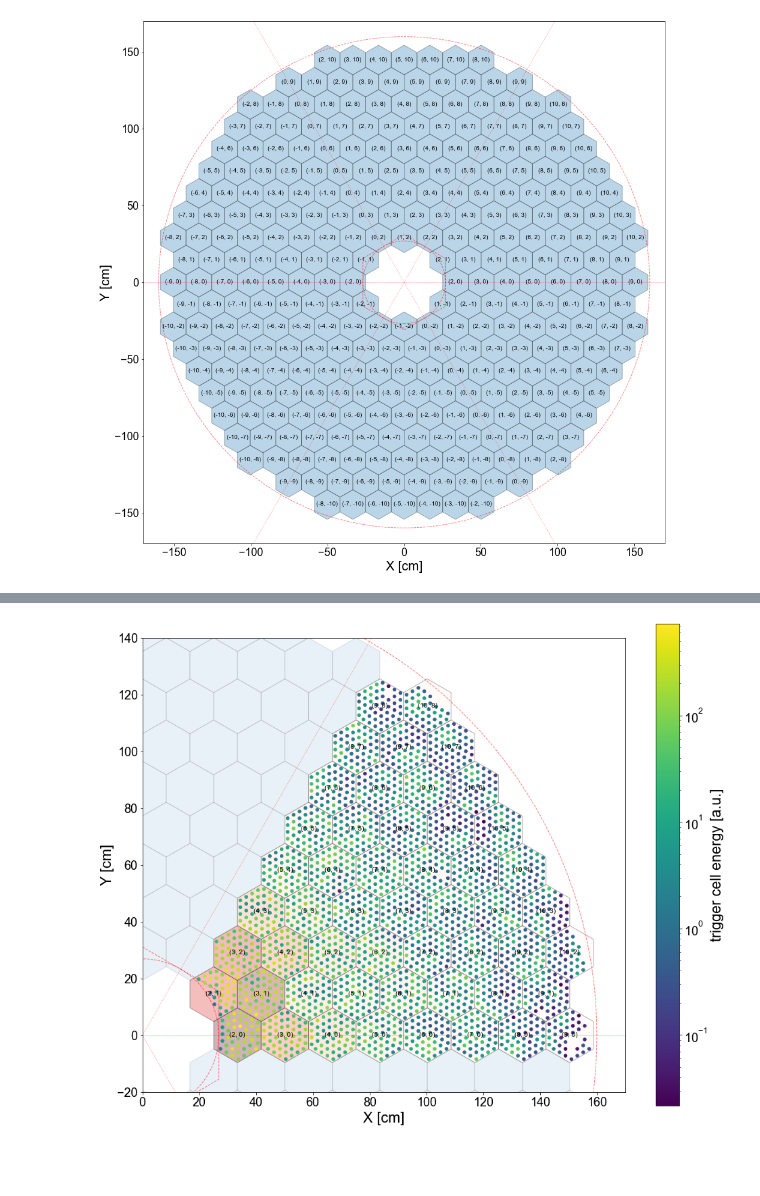
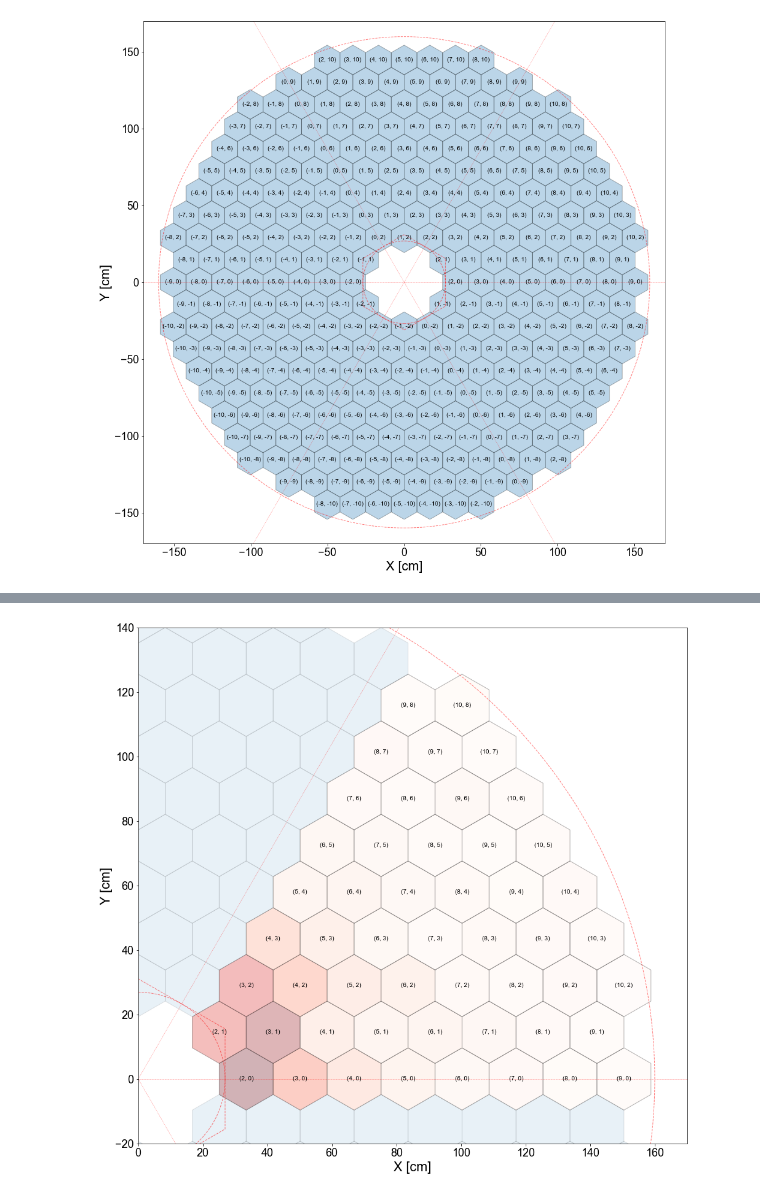
Before and after one commit to NWUHEP/hgcal-analysis, a Jupyter notebook: notebooks/tc_visualizer.ipynb, the cells around one changed output, grey strips where cells are left out. Cells and saved outputs as stored; diff of their text form; code cells hidden in the pictures; blank space fills up the shorter version.

```diff
--- a/notebooks/tc_visualizer.ipynb
+++ b/notebooks/tc_visualizer.ipynb
@@ -86,35 +88,35 @@ plt.show()
 # %%
 # Draw some events overlaid in the first wedge
 
 # make some plots
 fig, ax = plt.subplots(1, figsize=(16, 16))
 ax.set_aspect('equal')
 
 wedge_condition = 'tc_waferu >= 2 and tc_waferu > tc_waferv and tc_waferv >= 0'
 wafer_sums = event_tc.query(wedge_condition).groupby(['tc_waferu', 'tc_waferv']).sum()
 pt.draw_hgcal_layer(ax, wafer_data=wafer_sums['tc_energy'], single_wedge=True, include_index=True)
 
 #ax.add_patch(poly)
 # overlay trigger cells.  Combine energy deposits from different events using groupby.
 tc_sums = event_tc.query(wedge_condition).groupby(['tc_x', 'tc_y']).sum()
 tc_energy = tc_sums['tc_energy'].values
 x, y = tc_sums.index.get_level_values(0).values, tc_sums.index.get_level_values(1).values
 marker_size = 20. #/ (1 + np.exp(-tc_energy)/10)
-scat = ax.scatter(x, y,
-                  marker='o', #(6, 0, 0),
-                  s=marker_size,
-                  c=tc_energy,
-                  zorder=2,
-                  norm=matplotlib.colors.LogNorm()
-                 )
-
-cbar = fig.colorbar(scat, ax=ax, shrink=0.82)
-cbar.set_label('trigger cell energy [a.u.]')
+#scat = ax.scatter(x, y,
+#                  marker='o', #(6, 0, 0),
+#                  s=marker_size,
+#                  c=tc_energy,
+#                  zorder=2,
+#                  norm=matplotlib.colors.LogNorm()
+#                 )
+#
+#cbar = fig.colorbar(scat, ax=ax, shrink=0.82)
+#cbar.set_label('trigger cell energy [a.u.]')
 
 plt.savefig('plots/first_wedge_indexing.png')
 plt.show()
 # %% [output]
-[figure, old version]
+[figure, new version]
 # %%
 # Draw events within a single hex neighborhood
 
```
Also changed, not shown: parts of 5 cells of this notebook, 5 other files.
